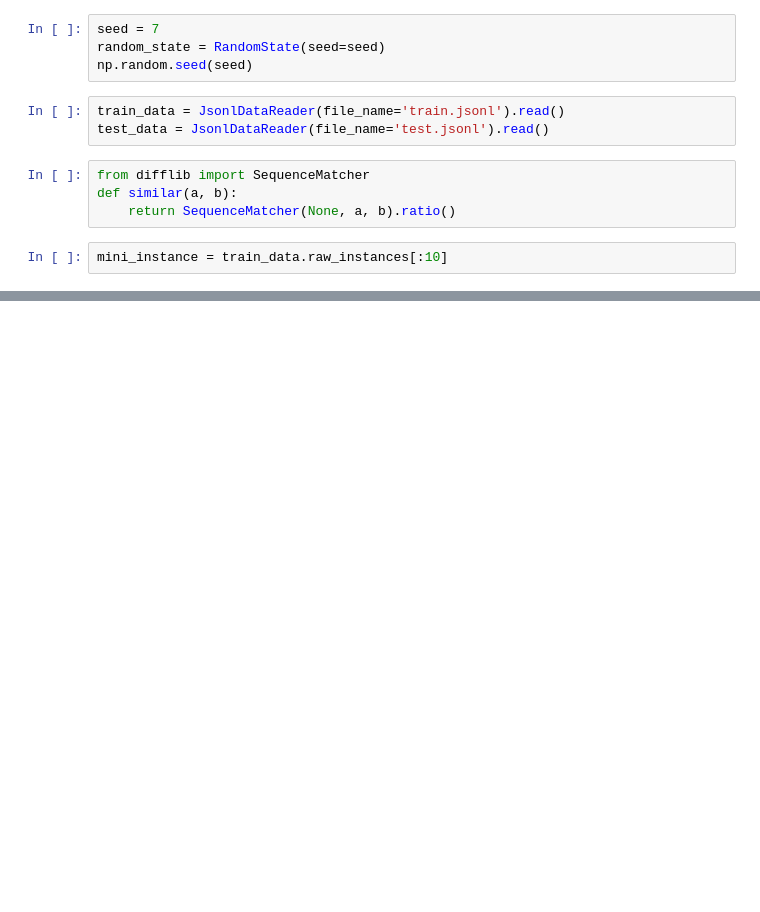
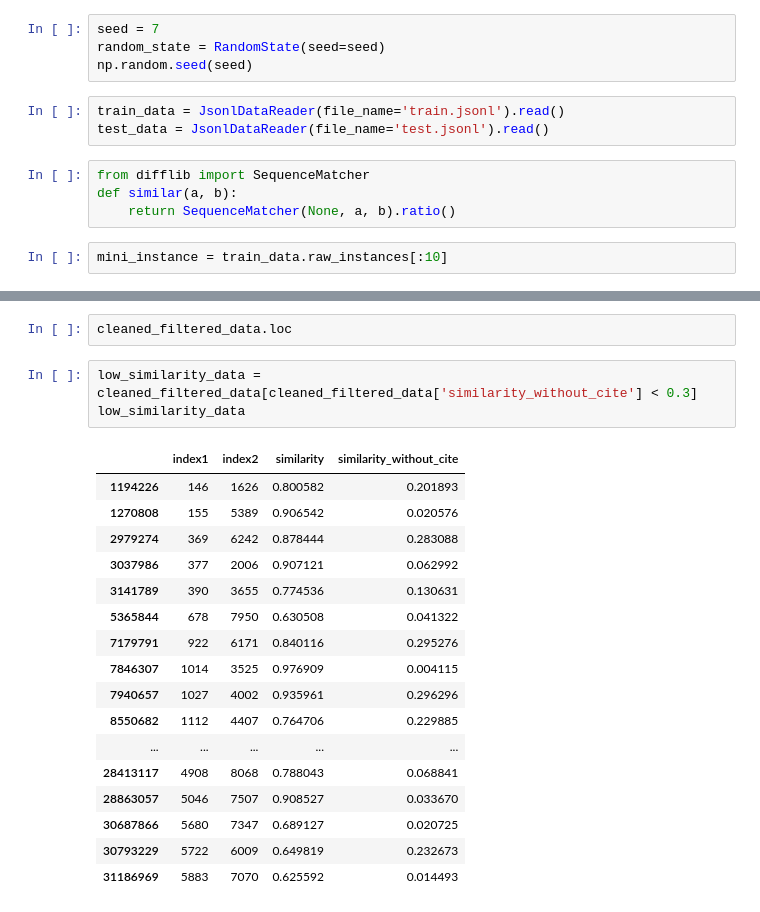
Before and after one commit to melloo21/cs4248, a Jupyter notebook: notebooks/deduplicate.ipynb, the cells around one changed output, grey strips where cells are left out. Saved outputs shown, nothing was run; the diff lists cells and outputs as text; blank space fills up the shorter version.

```diff
--- a/notebooks/deduplicate.ipynb
+++ b/notebooks/deduplicate.ipynb
@@ -35,0 +201,23 @@ similiarity_df.to_csv(PathGetter.get_data_directory()/'similiarity.csv', index=T
+# %%
+cleaned_filtered_data.loc
+# %%
+low_similarity_data = cleaned_filtered_data[cleaned_filtered_data['similarity_without_cite'] < 0.3]
+low_similarity_data
+# %% [output]
+|  | index1 | index2 | similarity | similarity_without_cite |
+| 1194226 | 146 | 1626 | 0.800582 | 0.201893 |
+| 1270808 | 155 | 5389 | 0.906542 | 0.020576 |
+| 2979274 | 369 | 6242 | 0.878444 | 0.283088 |
+| 3037986 | 377 | 2006 | 0.907121 | 0.062992 |
+| 3141789 | 390 | 3655 | 0.774536 | 0.130631 |
+| 5365844 | 678 | 7950 | 0.630508 | 0.041322 |
+| 7179791 | 922 | 6171 | 0.840116 | 0.295276 |
+| 7846307 | 1014 | 3525 | 0.976909 | 0.004115 |
+| 7940657 | 1027 | 4002 | 0.935961 | 0.296296 |
+| 8550682 | 1112 | 4407 | 0.764706 | 0.229885 |
+| ... | ... | ... | ... | ... |
+| 28413117 | 4908 | 8068 | 0.788043 | 0.068841 |
+| 28863057 | 5046 | 7507 | 0.908527 | 0.033670 |
+| 30687866 | 5680 | 7347 | 0.689127 | 0.020725 |
+| 30793229 | 5722 | 6009 | 0.649819 | 0.232673 |
+| 31186969 | 5883 | 7070 | 0.625592 | 0.014493 |
```
Also changed, not shown: parts of 18 cells of this notebook.
